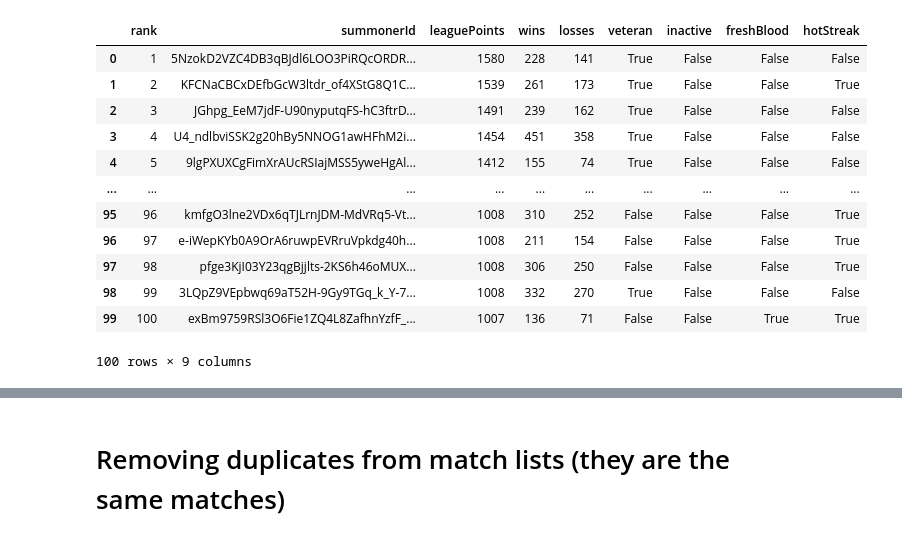
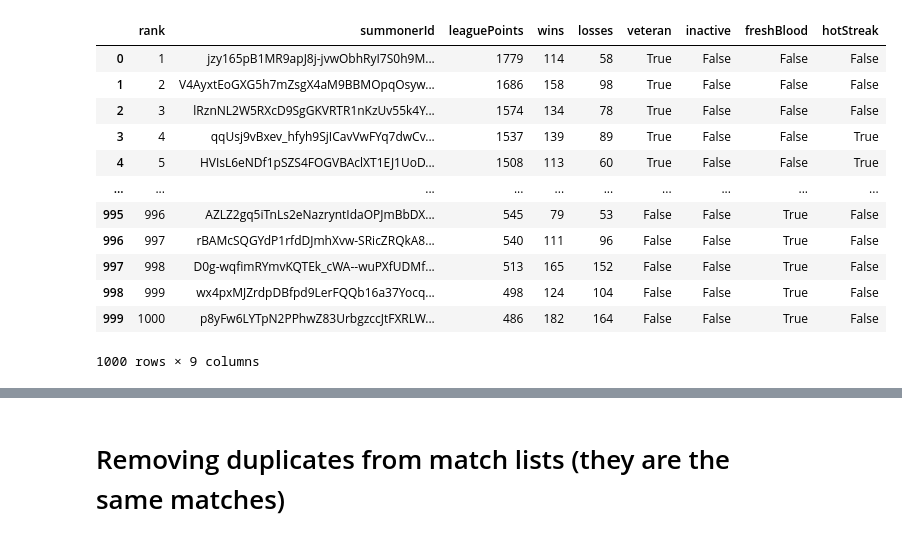
Before and after one commit to mohammad20306/Dissertation, a Jupyter notebook: project_code.ipynb, the cells around one changed output, grey strips where cells are left out. Drawn from its saved outputs; the diff is of its cells as text; code cells hidden in the pictures.

```diff
--- a/project_code.ipynb
+++ b/project_code.ipynb
@@ -4,37 +1,40 @@ import requests
+# %%
+api_key='RGAPI-5fc4f673-301b-4011-9fd2-e375b785f9b7'
+import requests
 # %%
 import pandas as pd
 
 root= 'https://euw1.api.riotgames.com/'
 challenger_root = 'lol/league/v4/challengerleagues/by-queue/RANKED_SOLO_5x5'
 grandmaster_root = 'lol/league/v4/grandmasterleagues/by-queue/RANKED_SOLO_5x5'
 master_root = 'lol/league/v4/masterleagues/by-queue/RANKED_SOLO_5x5'
 
 challenger_response = requests.get(root+challenger_root+'?api_key='+api_key)
 grandmaster_response = requests.get(root+grandmaster_root+'?api_key='+api_key)
 master_response = requests.get(root+master_root+'?api_key='+api_key)
 
 challenger_df = pd.DataFrame(challenger_response.json()['entries']).sort_values('leaguePoints', ascending=False).reset_index(drop=True)
 grandmaster_df=pd.DataFrame(grandmaster_response.json()['entries']).sort_values('leaguePoints', ascending=False).reset_index(drop=True)
 master_df=pd.DataFrame(master_response.json()['entries']).sort_values('leaguePoints', ascending=False).reset_index(drop=True)
 
 
 #concatenating the dataframes
-high_rank_ladder=pd.concat([challenger_df, grandmaster_df, master_df])[0:100].reset_index(drop=True)
+high_rank_ladder=pd.concat([challenger_df, grandmaster_df, master_df])[0:1000].reset_index(drop=True)
 high_rank_ladder=high_rank_ladder.drop(columns='rank').reset_index(drop=False).rename(columns={'index':'rank'})
 high_rank_ladder['rank']+=1
 
 high_rank_ladder
 # %% [output]
 |  | rank | summonerId | leaguePoints | wins | losses | veteran | inactive | freshBlood | hotStreak |
-| 0 | 1 | 5NzokD2VZC4DB3qBJdl6LOO3PiRQcORDR... | 1580 | 228 | 141 | True | False | False | False |
-| 1 | 2 | KFCNaCBCxDEfbGcW3ltdr_of4XStG8Q1C... | 1539 | 261 | 173 | True | False | False | True |
-| 2 | 3 | JGhpg_EeM7jdF-U90nyputqFS-hC3ftrD... | 1491 | 239 | 162 | True | False | False | False |
-| 3 | 4 | U4_ndlbviSSK2g20hBy5NNOG1awHFhM2i... | 1454 | 451 | 358 | True | False | False | False |
-| 4 | 5 | 9lgPXUXCgFimXrAUcRSIajMSS5yweHgAl... | 1412 | 155 | 74 | True | False | False | False |
+| 0 | 1 | jzy165pB1MR9apJ8j-jvwObhRyI7S0h9M... | 1779 | 114 | 58 | True | False | False | False |
+| 1 | 2 | V4AyxtEoGXG5h7mZsgX4aM9BBMOpqOsyw... | 1686 | 158 | 98 | True | False | False | False |
+| 2 | 3 | lRznNL2W5RXcD9SgGKVRTR1nKzUv55k4Y... | 1574 | 134 | 78 | True | False | False | False |
+| 3 | 4 | qqUsj9vBxev_hfyh9SjICavVwFYq7dwCv... | 1537 | 139 | 89 | True | False | False | True |
+| 4 | 5 | HVIsL6eNDf1pSZS4FOGVBAclXT1EJ1UoD... | 1508 | 113 | 60 | True | False | False | True |
 | ... | ... | ... | ... | ... | ... | ... | ... | ... | ... |
-| 95 | 96 | kmfgO3lne2VDx6qTJLrnJDM-MdVRq5-Vt... | 1008 | 310 | 252 | False | False | False | True |
-| 96 | 97 | e-iWepKYb0A9OrA6ruwpEVRruVpkdg40h... | 1008 | 211 | 154 | False | False | False | True |
-| 97 | 98 | pfge3KjI03Y23qgBjjlts-2KS6h46oMUX... | 1008 | 306 | 250 | False | False | False | True |
-| 98 | 99 | 3LQpZ9VEpbwq69aT52H-9Gy9TGq_k_Y-7... | 1008 | 332 | 270 | True | False | False | False |
-| 99 | 100 | exBm9759RSl3O6Fie1ZQ4L8ZafhnYzfF_... | 1007 | 136 | 71 | False | False | True | True |
+| 995 | 996 | AZLZ2gq5iTnLs2eNazryntIdaOPJmBbDX... | 545 | 79 | 53 | False | False | True | False |
+| 996 | 997 | rBAMcSQGYdP1rfdDJmhXvw-SRicZRQkA8... | 540 | 111 | 96 | False | False | True | False |
+| 997 | 998 | D0g-wqfimRYmvKQTEk_cWA--wuPXfUDMf... | 513 | 165 | 152 | False | False | True | False |
+| 998 | 999 | wx4pxMJZrdpDBfpd9LerFQQb16a37Yocq... | 498 | 124 | 104 | False | False | True | False |
+| 999 | 1000 | p8yFw6LYTpN2PPhwZ83UrbgzccJtFXRLW... | 486 | 182 | 164 | False | False | True | False |
-100 rows × 9 columns
+1000 rows × 9 columns
```
Also changed, not shown: parts of 19 cells of this notebook, 2 other files.
